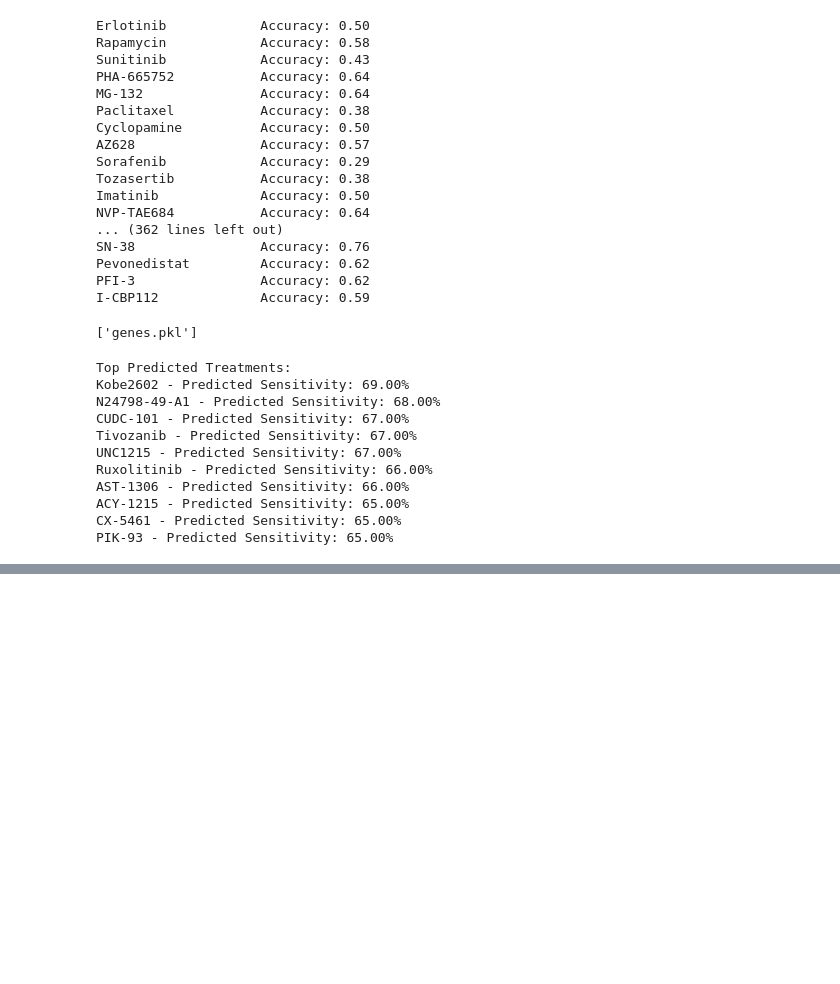
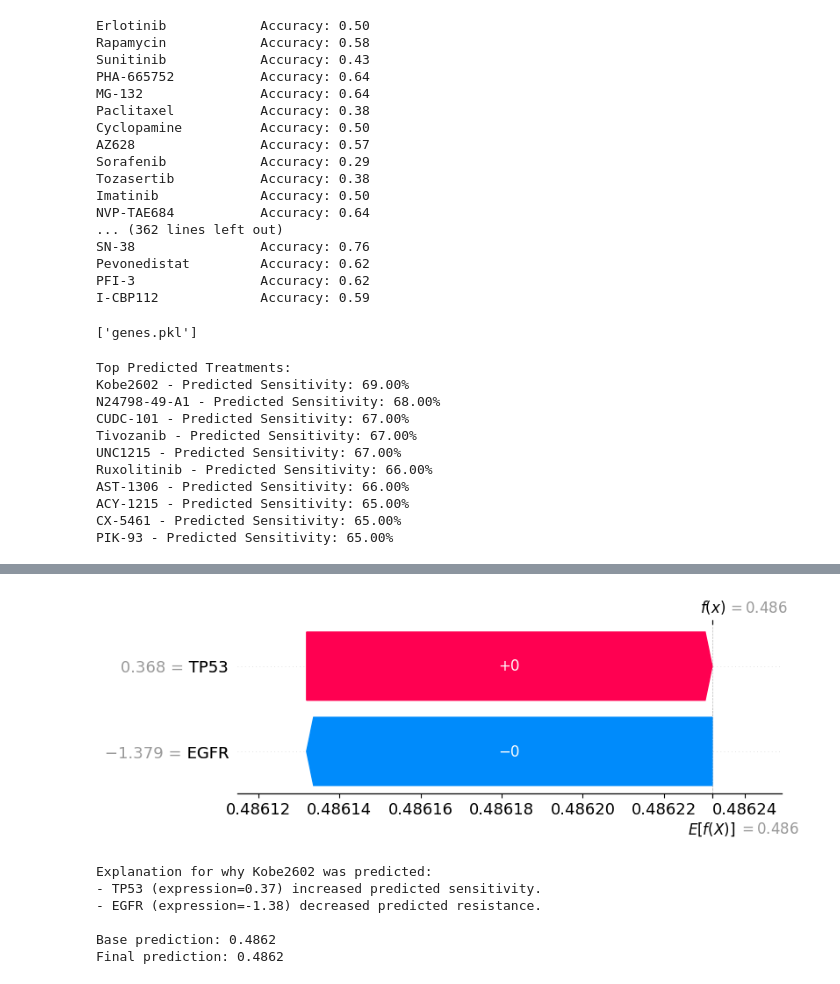
Before and after one commit to bobbhavsar/Synthetic-Gene-Generator, a Jupyter notebook: cancer.ipynb, the cells around one changed output, grey strips where cells are left out. Drawn from its saved outputs; the diff is of its cells as text; code cells hidden in the pictures; blank space fills up the shorter version.

```diff
--- a/cancer.ipynb
+++ b/cancer.ipynb
@@ -190,3 +172,75 @@ AST-1306 - Predicted Sensitivity: 66.00%
 ACY-1215 - Predicted Sensitivity: 65.00%
 CX-5461 - Predicted Sensitivity: 65.00%
 PIK-93 - Predicted Sensitivity: 65.00%
+# %%
+import shap
+import matplotlib.pyplot as plt
+import pandas as pd
+
+# Your current result loop
+results2 = []
+for drug, (model, scaler) in models2.items():
+    prob = model.predict_proba(X)[0][1]
+    results2.append((drug, prob))
+
+# Sort results
+results2.sort(key=lambda x: x[1], reverse=True)
+
+# Display top 10
+print("Top Predicted Treatments:")
+for drug, score in results2[:10]:
+    print(f"{drug} - Predicted Sensitivity: {score:.2%}")
+
+# --- SHAP Waterfall for Top Drug ---
+top_drug = results2[0][0]  # get the top predicted drug
+model, scaler = models2[top_drug]
+X_scaled = pd.DataFrame(scaler.transform(X), columns=genes)
+
+# SHAP explanation for Random Forest
+explainer = shap.TreeExplainer(model)
+shap_values = explainer.shap_values(X_scaled)
+
+# Display waterfall plot for Class 1 (sensitivity)
+print(f"\nSHAP Explanation for: {top_drug}")
+shap.initjs()
+shap.plots.waterfall(shap.Explanation(
+    values=shap_values[1][0],
+    base_values=explainer.expected_value[1],
+    data=X_scaled.iloc[0],
+    feature_names=genes
+))
+
+# Get SHAP values for class 1 (sensitive)
+shap_vals = shap_values[1][0]  # SHAP values for one prediction (top drug)
+base_value = explainer.expected_value[1]
+data_values = X_scaled.iloc[0]  # your input sample
+
+# Double-check lengths
+genes_in_model = X_scaled.columns.tolist()
+
+# Ensure all arrays are the same length
+min_len = min(len(genes_in_model), len(data_values.values), len(shap_vals))
+genes_in_model = genes_in_model[:min_len]
+data_values_arr = data_values.values[:min_len]
+shap_vals_arr = shap_vals[:min_len]
+
+# Build explanation table
+shap_df = pd.DataFrame({
+    'Gene': genes_in_model,
+    'Expression': data_values_arr,
+    'SHAP_value': shap_vals_arr
+}).sort_values(by='SHAP_value', key=abs, ascending=False)
+
+# Generate explanation text
+print(f"\nExplanation for why {top_drug} was predicted:")
+for i, row in shap_df.head(5).iterrows():
+    direction = "increased" if row['SHAP_value'] > 0 else "decreased"
+    effect = "sensitivity" if row['SHAP_value'] > 0 else "resistance"
+    print(f"- {row['Gene']} (expression={row['Expression']:.2f}) {direction} predicted {effect}.")
+
+# Show base and final score
+base_value = explainer.expected_value[1]
+final_score = base_value + shap_vals.sum()
+print(f"\nBase prediction: {base_value:.4f}")
+print(f"Final prediction: {final_score:.4f}")
+# %% [output]
@@ -192,0 +261,7 @@ PIK-93 - Predicted Sensitivity: 65.00%
+[figure, added]
+Explanation for why Kobe2602 was predicted:
+- TP53 (expression=0.37) increased predicted sensitivity.
+- EGFR (expression=-1.38) decreased predicted resistance.
+
+Base prediction: 0.4862
+Final prediction: 0.4862
```
Also changed, not shown: parts of 2 cells of this notebook, 1 other file.
